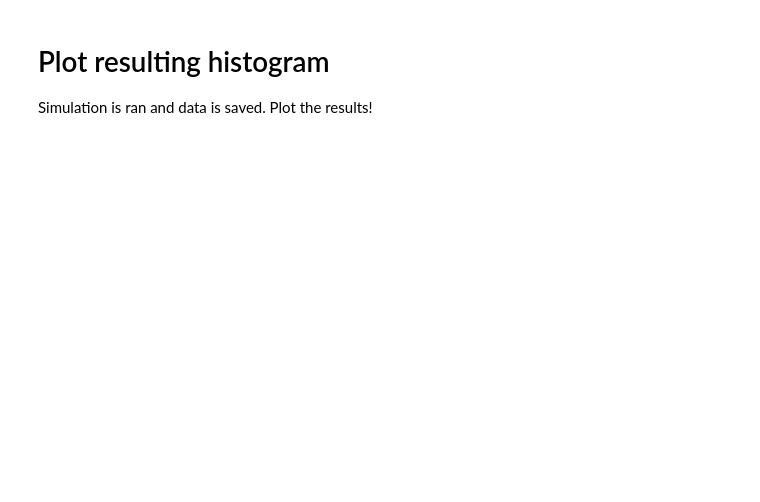
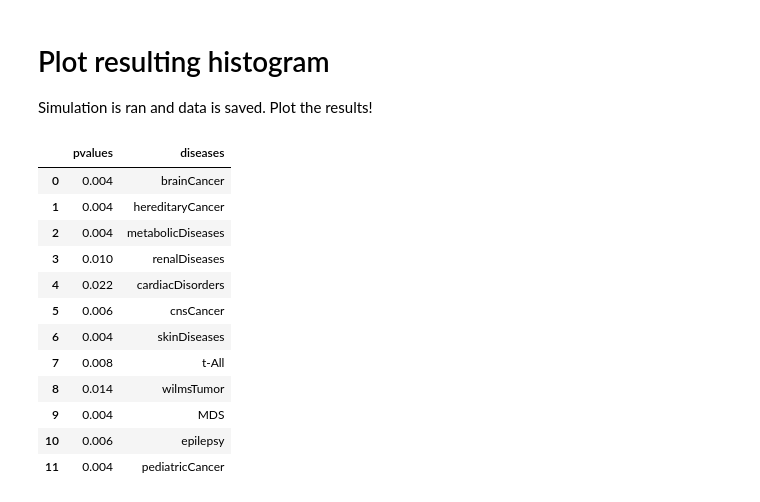
Before and after one commit to GenomicMedLab/curated-gene-lists, a Jupyter notebook: genesCuration/monte-carlo/extract-gene-sets.ipynb, the cells around one changed output. Saved outputs shown, nothing was run; the diff lists cells and outputs as text; code cells hidden in the pictures; blank space fills up the shorter version.

```diff
--- a/genesCuration/monte-carlo/extract-gene-sets.ipynb
+++ b/genesCuration/monte-carlo/extract-gene-sets.ipynb
@@ -151,6 +157,6 @@ def get_monte_carlo_data_points(data):
 
     return(number_of_drugs)
 # %%
-lol = get_gene_set('brainCancer',genes_df)
+lol = get_gene_set('hereditaryCancer',genes_df)
 len(lol)
 # %% [output]
@@ -295,3 +306,43 @@ temp = monte_carlo_df
 index_counter = 0
 for i in monte_carlo_df['number_of_drugs']:
     monte_carlo_df['number_of_drugs'][index_counter] = int(i)
+# %%
+# Get all P values
+
+pvalues = pd.DataFrame()
+pvalues_list = list()
+disease_list = list()
+
+for i in disease_sets:
+    incidence_counter = 0
+    pval_df = pd.read_excel('simulation_results/' + i + '.xlsx',sheet_name='results',index_col=0)
+    test_value = pval_df['number_of_drugs'][0]
+    incidence_counter += 1
+
+    for j in pval_df['number_of_drugs']:
+        if j >= test_value:
+            incidence_counter += 1
+        else:
+            pass
+
+    p_value = incidence_counter / len(pval_df['number_of_drugs'])
+    pvalues_list.append(p_value)
+    disease_list.append(i)
+
+pvalues = pvalues.assign(pvalues = pvalues_list, diseases = disease_list)
+
+pvalues
+# %% [output]
+|  | pvalues | diseases |
+| 0 | 0.004 | brainCancer |
+| 1 | 0.004 | hereditaryCancer |
+| 2 | 0.004 | metabolicDiseases |
+| 3 | 0.010 | renalDiseases |
+| 4 | 0.022 | cardiacDisorders |
+| 5 | 0.006 | cnsCancer |
+| 6 | 0.004 | skinDiseases |
+| 7 | 0.008 | t-All |
+| 8 | 0.014 | wilmsTumor |
+| 9 | 0.004 | MDS |
+| 10 | 0.006 | epilepsy |
+| 11 | 0.004 | pediatricCancer |
```
Also changed, not shown: parts of 13 cells of this notebook, 24 other files.
